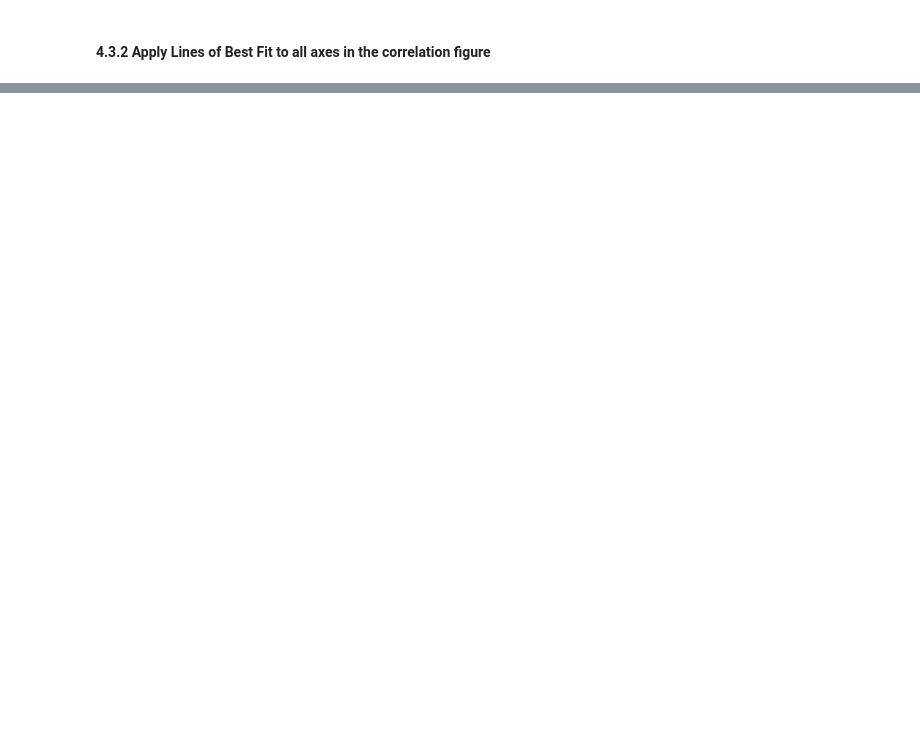
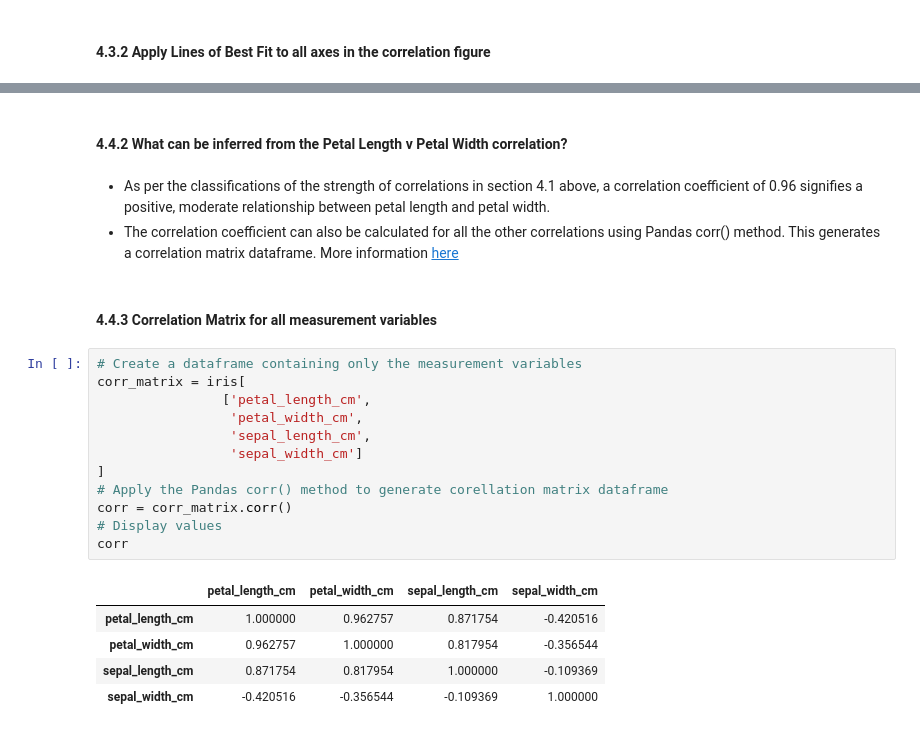
Before and after one commit to PaulShox/pands-project, a Jupyter notebook: analysis.ipynb, the cells around one changed output, grey strips where cells are left out. Drawn from its saved outputs; the diff is of its cells as text; blank space fills up the shorter version.

```diff
--- a/analysis.ipynb
+++ b/analysis.ipynb
@@ -432,0 +526,25 @@ sns.pairplot(iris,
+# %% [markdown]
+#### 4.4.2 What can be inferred from the Petal Length v Petal Width correlation?
+# %% [markdown]
+- As per the classifications of the strength of correlations in section 4.1 above, a correlation coefficient of 0.96 signifies a positive, moderate relationship between petal length and petal width.
+- The correlation coefficient can also be calculated for all the other correlations using Pandas corr() method. This generates a correlation matrix dataframe. More information [here](https://pandas.pydata.org/pandas-docs/stable/reference/api/pandas.DataFrame.corr.html)
+# %% [markdown]
+#### 4.4.3 Correlation Matrix for all measurement variables
+# %%
+# Create a dataframe containing only the measurement variables
+corr_matrix = iris[
+                ['petal_length_cm',
+                 'petal_width_cm',
+                 'sepal_length_cm',
+                 'sepal_width_cm']
+]
+# Apply the Pandas corr() method to generate corellation matrix dataframe
+corr = corr_matrix.corr()
+# Display values
+corr
+# %% [output]
+|  | petal_length_cm | petal_width_cm | sepal_length_cm | sepal_width_cm |
+| petal_length_cm | 1.000000 | 0.962757 | 0.871754 | -0.420516 |
+| petal_width_cm | 0.962757 | 1.000000 | 0.817954 | -0.356544 |
+| sepal_length_cm | 0.871754 | 0.817954 | 1.000000 | -0.109369 |
+| sepal_width_cm | -0.420516 | -0.356544 | -0.109369 | 1.000000 |
```
Also changed, not shown: parts of 35 cells of this notebook, 2 other files.
